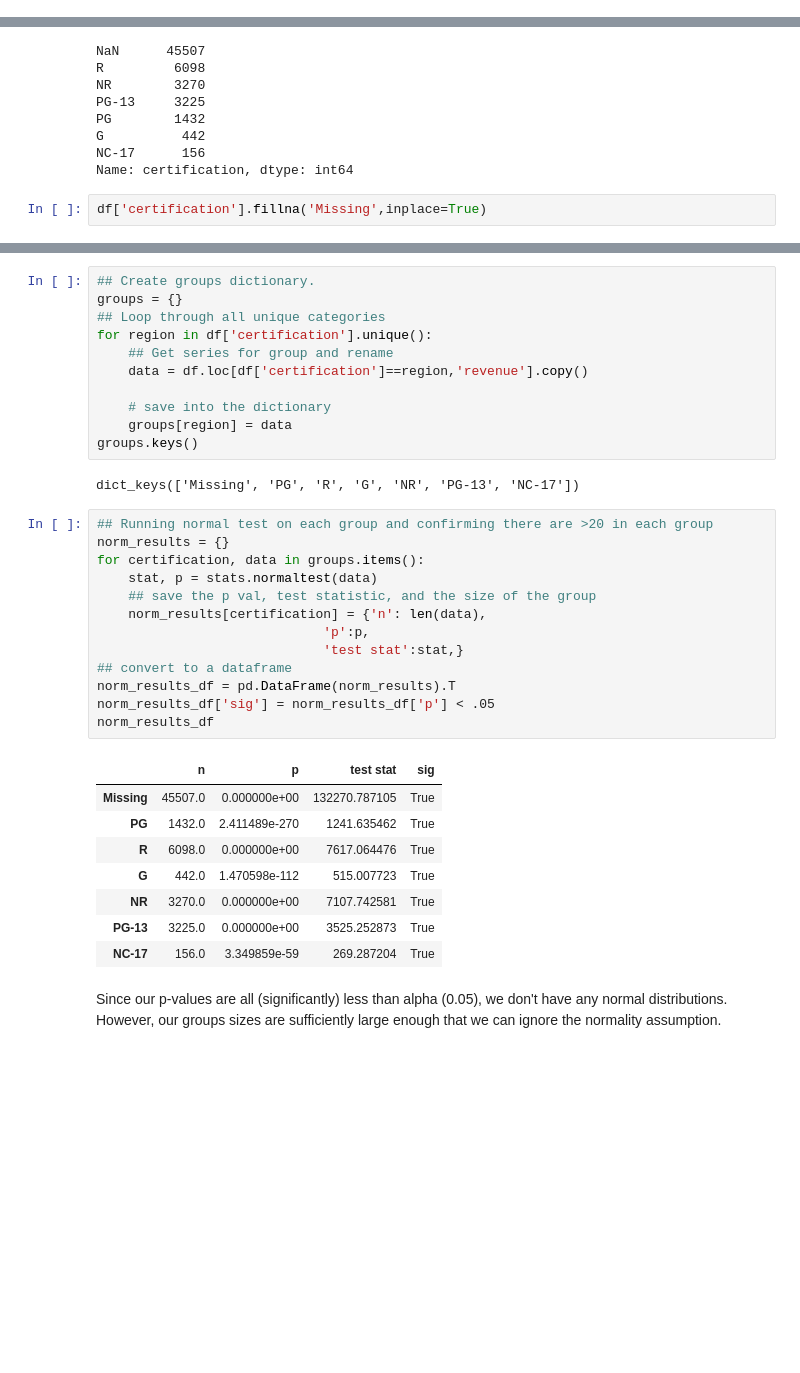
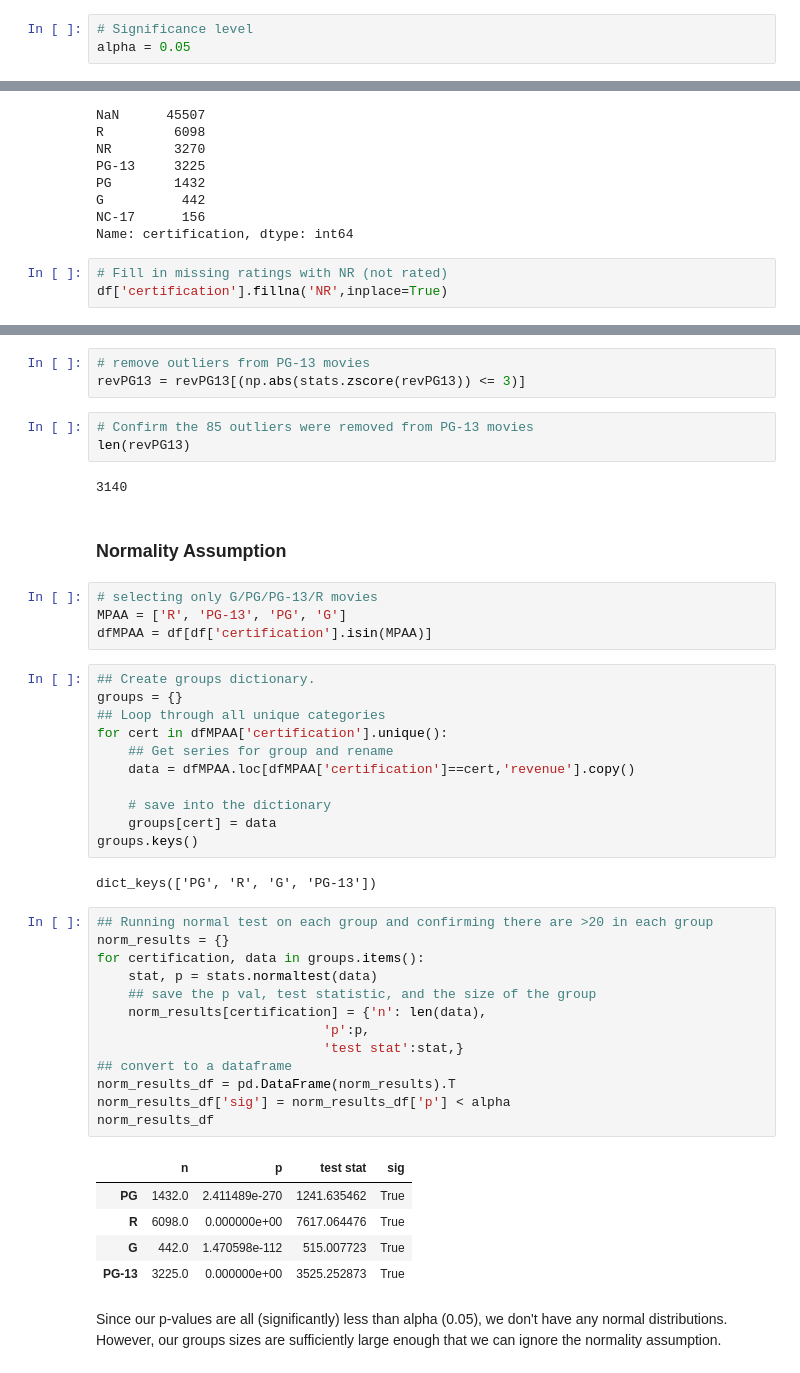
Before and after one commit to Numann-Malik/IMDB, a Jupyter notebook: IMDB_Hypothesis_Testing.ipynb, the cells around one changed output, grey strips where cells are left out. Drawn from its saved outputs; the diff is of its cells as text; blank space fills up the shorter version.

```diff
--- a/IMDB_Hypothesis_Testing.ipynb
+++ b/IMDB_Hypothesis_Testing.ipynb
@@ -142,6 +111,9 @@ Data columns (total 26 columns):
  25  certification          14624 non-null  object
 dtypes: float64(9), object(17)
 memory usage: 11.9+ MB
+# %%
+# Significance level
+alpha = 0.05
 # %% [markdown]
 ## Does the MPAA rating of a movie (G/PG/PG-13/R) affect how much revenue the movie generates?
 - Is there a significant difference between ratings?
@@ -191,7 +163,8 @@ G          442
 NC-17      156
 Name: certification, dtype: int64
 # %%
-df['certification'].fillna('Missing',inplace=True)
+# Fill in missing ratings with NR (not rated)
+df['certification'].fillna('NR',inplace=True)
 # %%
 df['certification'].value_counts(dropna=False)
 # %% [output]
@@ -212,37 +266,48 @@ Since we are comparing numerical data between more than 2 groups, we are going t
+# %%
+# remove outliers from PG-13 movies
+revPG13 = revPG13[(np.abs(stats.zscore(revPG13)) <= 3)]
+# %%
+# Confirm the 85 outliers were removed from PG-13 movies
+len(revPG13)
+# %% [output]
+3140
+# %% [markdown]
+### Normality Assumption
+# %%
+# selecting only G/PG/PG-13/R movies
+MPAA = ['R', 'PG-13', 'PG', 'G']
+dfMPAA = df[df['certification'].isin(MPAA)]
 # %%
 ## Create groups dictionary.
 groups = {}
 ## Loop through all unique categories
-for region in df['certification'].unique():
+for cert in dfMPAA['certification'].unique():
     ## Get series for group and rename
-    data = df.loc[df['certification']==region,'revenue'].copy()
+    data = dfMPAA.loc[dfMPAA['certification']==cert,'revenue'].copy()
 
     # save into the dictionary
-    groups[region] = data
+    groups[cert] = data
 groups.keys()
 # %% [output]
-dict_keys(['Missing', 'PG', 'R', 'G', 'NR', 'PG-13', 'NC-17'])
+dict_keys(['PG', 'R', 'G', 'PG-13'])
 # %%
 ## Running normal test on each group and confirming there are >20 in each group
 norm_results = {}
 for certification, data in groups.items():
     stat, p = stats.normaltest(data)
     ## save the p val, test statistic, and the size of the group
     norm_results[certification] = {'n': len(data),
                              'p':p,
                              'test stat':stat,}
 ## convert to a dataframe
 norm_results_df = pd.DataFrame(norm_results).T
-norm_results_df['sig'] = norm_results_df['p'] < .05
+norm_results_df['sig'] = norm_results_df['p'] < alpha
 norm_results_df
 # %% [output]
 |  | n | p | test stat | sig |
-| Missing | 45507.0 | 0.000000e+00 | 132270.787105 | True |
 | PG | 1432.0 | 2.411489e-270 | 1241.635462 | True |
 | R | 6098.0 | 0.000000e+00 | 7617.064476 | True |
 | G | 442.0 | 1.470598e-112 | 515.007723 | True |
-| NR | 3270.0 | 0.000000e+00 | 7107.742581 | True |
 | PG-13 | 3225.0 | 0.000000e+00 | 3525.252873 | True |
-| NC-17 | 156.0 | 3.349859e-59 | 269.287204 | True |
 # %% [markdown]
 Since our p-values are all (significantly) less than alpha (0.05), we don't have any normal distributions. However, our groups sizes are sufficiently large enough that we can ignore the normality assumption.
```
Also changed, not shown: parts of 80 cells of this notebook, 1 other file.
